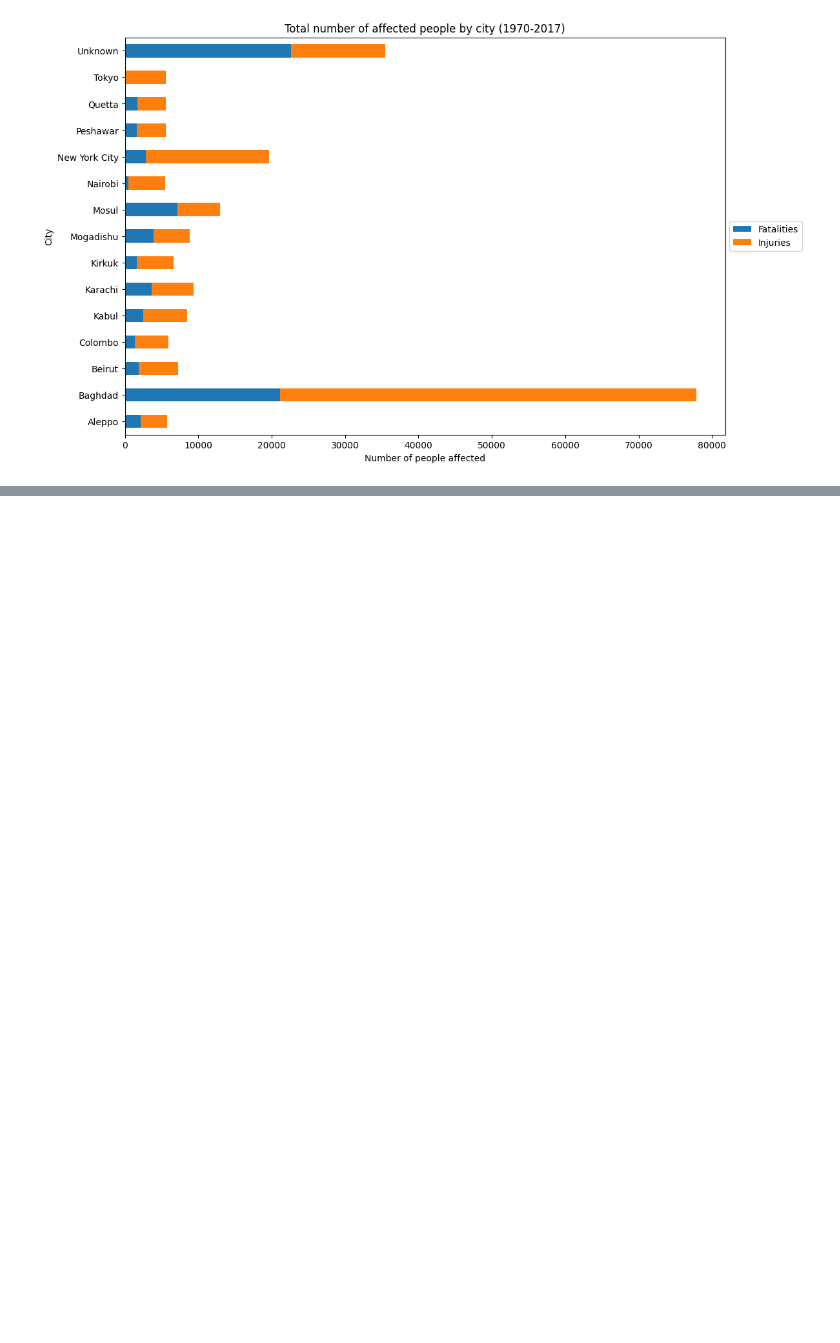
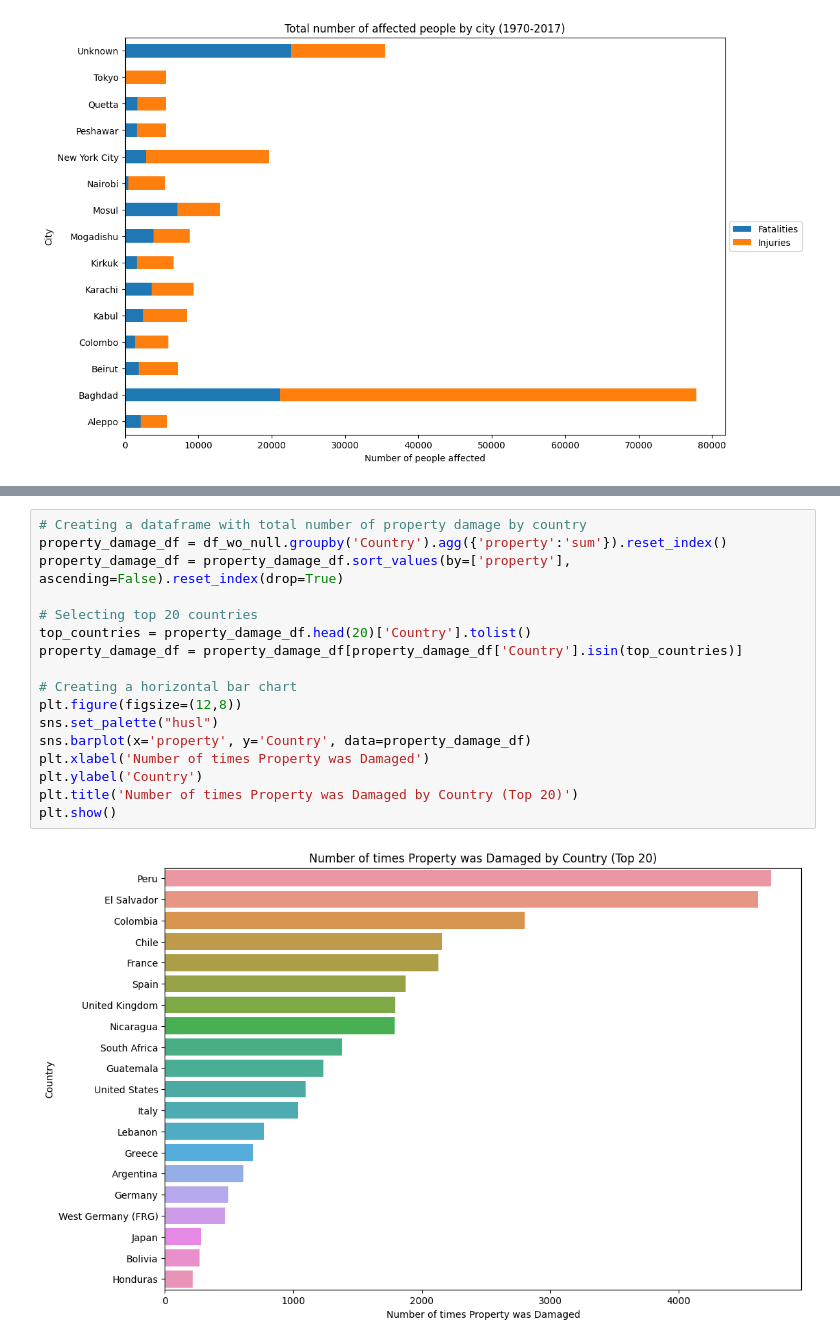
Before and after one commit to hitcaff/GLOBAL-TERRORISM-ANALYSIS, a Jupyter notebook: Hitesh_Srivastava__Global_Terrorism_Analysis_Capstone_Project.ipynb, the cells around one changed output, grey strips where cells are left out. Cells and saved outputs as stored; diff of their text form; blank space fills up the shorter version.

```diff
--- a/Hitesh_Srivastava__Global_Terrorism_Analysis_Capstone_Project.ipynb
+++ b/Hitesh_Srivastava__Global_Terrorism_Analysis_Capstone_Project.ipynb
@@ -847,0 +866,19 @@ plt.show()
+# %%
+# Creating a dataframe with total number of property damage by country
+property_damage_df = df_wo_null.groupby('Country').agg({'property':'sum'}).reset_index()
+property_damage_df = property_damage_df.sort_values(by=['property'], ascending=False).reset_index(drop=True)
+
+# Selecting top 20 countries
+top_countries = property_damage_df.head(20)['Country'].tolist()
+property_damage_df = property_damage_df[property_damage_df['Country'].isin(top_countries)]
+
+# Creating a horizontal bar chart
+plt.figure(figsize=(12,8))
+sns.set_palette("husl")
+sns.barplot(x='property', y='Country', data=property_damage_df)
+plt.xlabel('Number of times Property was Damaged')
+plt.ylabel('Country')
+plt.title('Number of times Property was Damaged by Country (Top 20)')
+plt.show()
+# %% [output]
+[figure, added]
```
Also changed, not shown: parts of 7 cells of this notebook.
